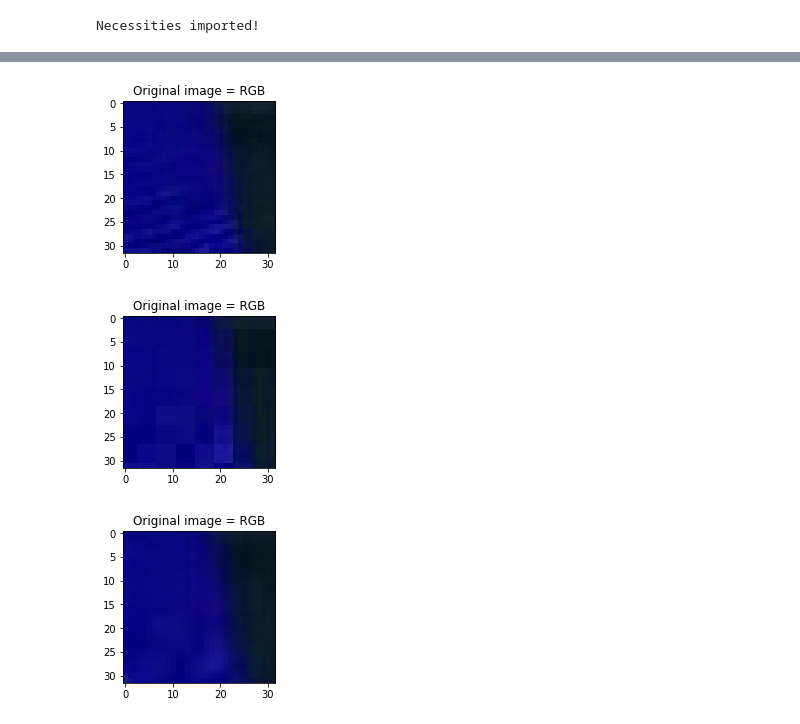
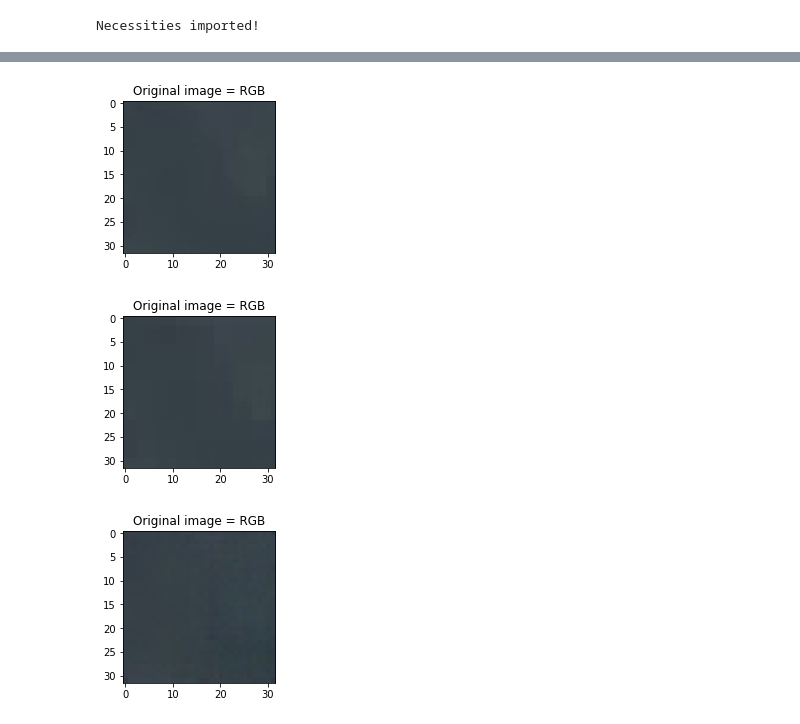
Before and after one commit to rix161/TAA_ENCODER_DECODER, a Jupyter notebook: TAA_AUTOENCODER.ipynb, the cells around one changed output, grey strips where cells are left out. Saved outputs shown, nothing was run; the diff lists cells and outputs as text; code cells hidden in the pictures.

```diff
--- a/TAA_AUTOENCODER.ipynb
+++ b/TAA_AUTOENCODER.ipynb
@@ -307,22 +356,22 @@ pyplot.legend(('Loss'), loc='upper right')
 # %%
 
 workspace.RunNet(train_model.Proto().name)
-genImg = workspace.blobs['convD1']
+genImg = workspace.FetchBlob('convDout')
 
-noisyImage = workspace.blobs['noisyImg']
-refImage = workspace.blobs['refImg']
+noisyImage = workspace.FetchBlob('noisyImg')
+refImage = workspace.FetchBlob('refImg')
 #print(genImg.shape)
 #print(noisyImage.shape)
 #print(refImage.shape)
 #print(workspace.Blobs())
 
 tempImage = genImg.copy()
 tempImage[tempImage < 0] = 0
 
 showImage(refImage[0])
 showImage(noisyImage[0])
 showImage(tempImage[0])
 # %% [output]
-[figure, old version]
+[figure, new version]
-[figure, old version]
+[figure, new version]
-[figure, old version]
+[figure, new version]
```
Also changed, not shown: parts of 4 cells of this notebook.
